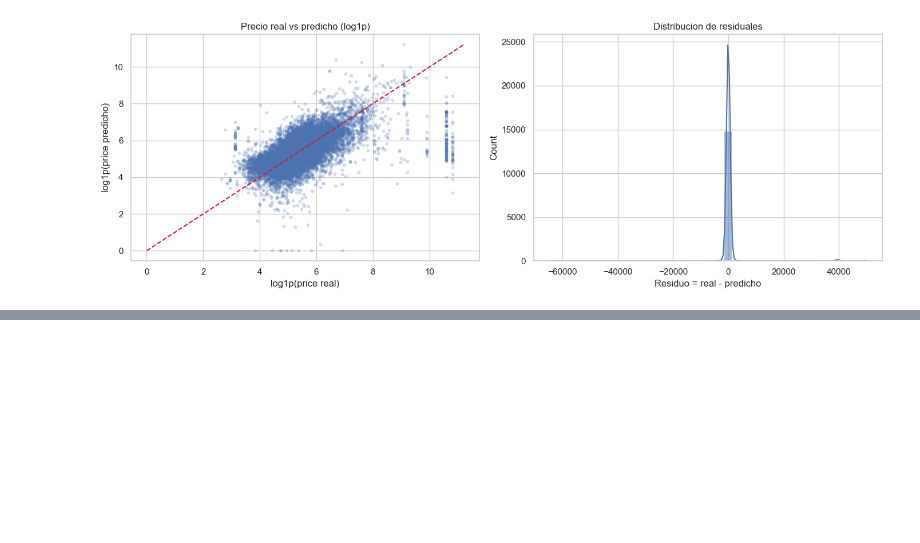
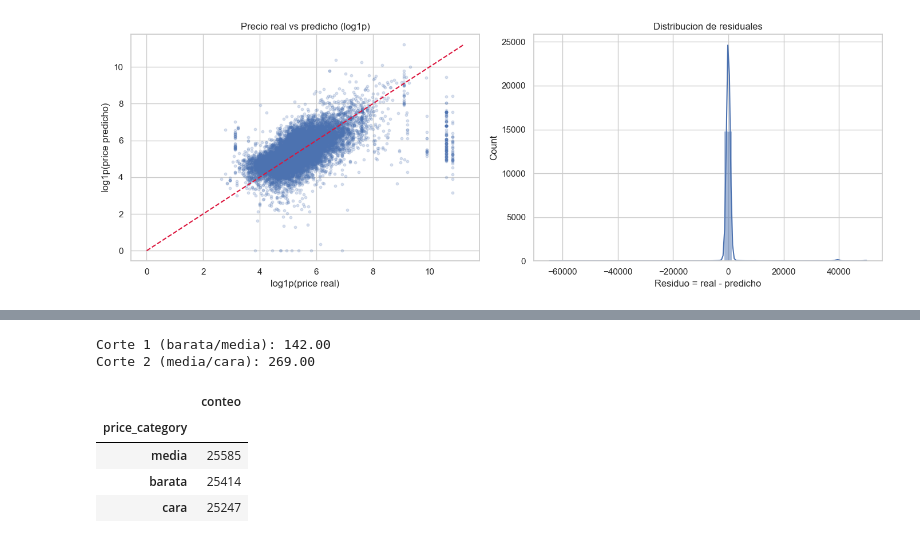
Before and after one commit to nicoCT04/lab5-MD, a Jupyter notebook: lab5_naive_bayes.ipynb, the cells around one changed output, grey strips where cells are left out. Cells and saved outputs as stored; diff of their text form; code cells hidden in the pictures; blank space fills up the shorter version.

```diff
--- a/lab5_naive_bayes.ipynb
+++ b/lab5_naive_bayes.ipynb
@@ -288,0 +349,27 @@ Lectura rapida:
+# %%
+train_price_for_bins = y_price.loc[X_train.index]
+q1, q2 = train_price_for_bins.quantile([1 / 3, 2 / 3])
+
+df_model["price_category"] = pd.cut(
+    df_model["price_num"],
+    bins=[-np.inf, q1, q2, np.inf],
+    labels=["barata", "media", "cara"],
+    include_lowest=True,
+)
+
+y_class = df_model["price_category"]
+y_train_class = y_class.loc[X_train.index]
+y_test_class = y_class.loc[X_test.index]
+
+print(f"Corte 1 (barata/media): {q1:.2f}")
+print(f"Corte 2 (media/cara): {q2:.2f}")
+
+display(y_class.value_counts().to_frame(name="conteo"))
+# %% [output]
+Corte 1 (barata/media): 142.00
+Corte 2 (media/cara): 269.00
+|  | conteo |
+| price_category |  |
+| media | 25585 |
+| barata | 25414 |
+| cara | 25247 |
```
Also changed, not shown: parts of 13 cells of this notebook.
